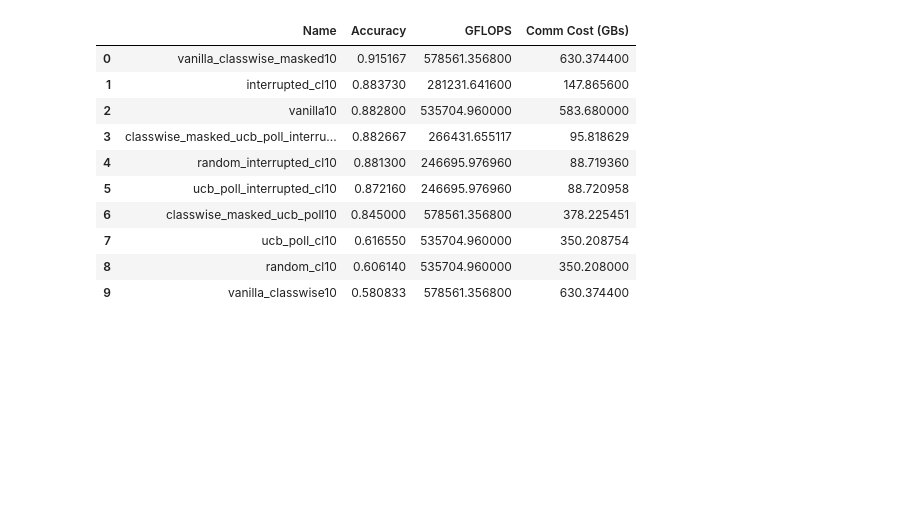
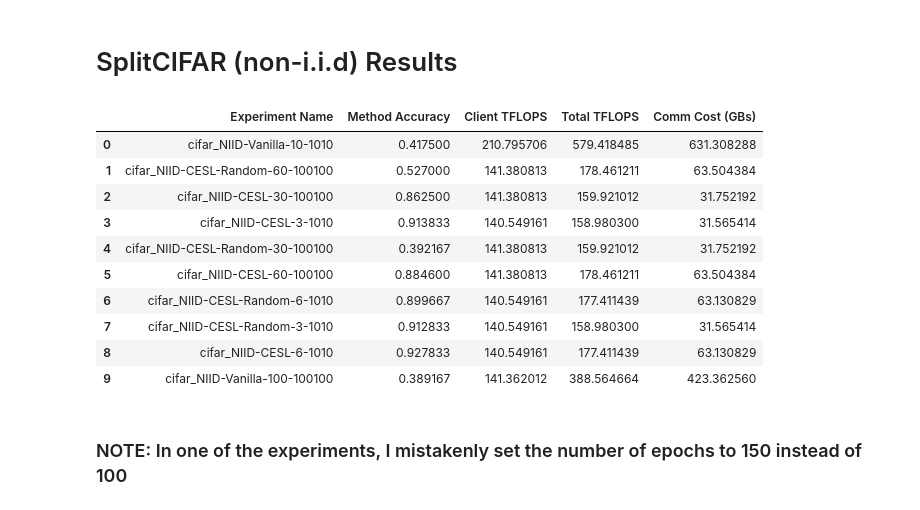
Before and after one commit to ayushchopra96/distributed-ml-research, a Jupyter notebook: split_nn_ucb/plots.ipynb, the cells around one changed output. Drawn from its saved outputs; the diff is of its cells as text; code cells hidden in the pictures; blank space fills up the shorter version.

Commit message:
added results at split_nn_ucb/plots.ipynb

```diff
--- a/split_nn_ucb/plots.ipynb
+++ b/split_nn_ucb/plots.ipynb
@@ -196,21 +72,21 @@ fig.show()
-# %%
-df_new = pd.DataFrame()
-df_new['Name'] = df['Name']
-df_new['Accuracy'] = df['Method Accuracy'].apply(lambda x: max(eval(x)))
-df_new['GFLOPS'] = df['Method Flops'].apply(lambda x: max(eval(x)) * 1e-9)
-df_new['Comm Cost (GBs)'] = df['Method Comm Cost'].apply(lambda x: max(eval(x)) * 1e-3)
-df_new.sort_values('Accuracy', ascending=False, inplace=True)
-df_new.reset_index(drop=True, inplace=True)
-df_new
-# %% [output]
-|  | Name | Accuracy | GFLOPS | Comm Cost (GBs) |
-| 0 | vanilla_classwise_masked10 | 0.915167 | 578561.356800 | 630.374400 |
-| 1 | interrupted_cl10 | 0.883730 | 281231.641600 | 147.865600 |
-| 2 | vanilla10 | 0.882800 | 535704.960000 | 583.680000 |
-| 3 | classwise_masked_ucb_poll_interru... | 0.882667 | 266431.655117 | 95.818629 |
-| 4 | random_interrupted_cl10 | 0.881300 | 246695.976960 | 88.719360 |
-| 5 | ucb_poll_interrupted_cl10 | 0.872160 | 246695.976960 | 88.720958 |
-| 6 | classwise_masked_ucb_poll10 | 0.845000 | 578561.356800 | 378.225451 |
-| 7 | ucb_poll_cl10 | 0.616550 | 535704.960000 | 350.208754 |
-| 8 | random_cl10 | 0.606140 | 535704.960000 | 350.208000 |
-| 9 | vanilla_classwise10 | 0.580833 | 578561.356800 | 630.374400 |
+# %% [markdown]
+# SplitCIFAR (non-i.i.d) Results
+# %%
+regex = r'cifar\_NIID'
+
+df, table, fig = read_experiment_stats(regex)
+table
+# %% [output]
+|  | Experiment Name | Method Accuracy | Client TFLOPS | Total TFLOPS | Comm Cost (GBs) |
+| 0 | cifar_NIID-Vanilla-10-1010 | 0.417500 | 210.795706 | 579.418485 | 631.308288 |
+| 1 | cifar_NIID-CESL-Random-60-100100 | 0.527000 | 141.380813 | 178.461211 | 63.504384 |
+| 2 | cifar_NIID-CESL-30-100100 | 0.862500 | 141.380813 | 159.921012 | 31.752192 |
+| 3 | cifar_NIID-CESL-3-1010 | 0.913833 | 140.549161 | 158.980300 | 31.565414 |
+| 4 | cifar_NIID-CESL-Random-30-100100 | 0.392167 | 141.380813 | 159.921012 | 31.752192 |
+| 5 | cifar_NIID-CESL-60-100100 | 0.884600 | 141.380813 | 178.461211 | 63.504384 |
+| 6 | cifar_NIID-CESL-Random-6-1010 | 0.899667 | 140.549161 | 177.411439 | 63.130829 |
+| 7 | cifar_NIID-CESL-Random-3-1010 | 0.912833 | 140.549161 | 158.980300 | 31.565414 |
+| 8 | cifar_NIID-CESL-6-1010 | 0.927833 | 140.549161 | 177.411439 | 63.130829 |
+| 9 | cifar_NIID-Vanilla-100-100100 | 0.389167 | 141.362012 | 388.564664 | 423.362560 |
+# %% [markdown]
+### NOTE: In one of the experiments, I mistakenly set the number of epochs to 150 instead of 100
```
Also changed, not shown: parts of 15 cells of this notebook, 1 other file.
